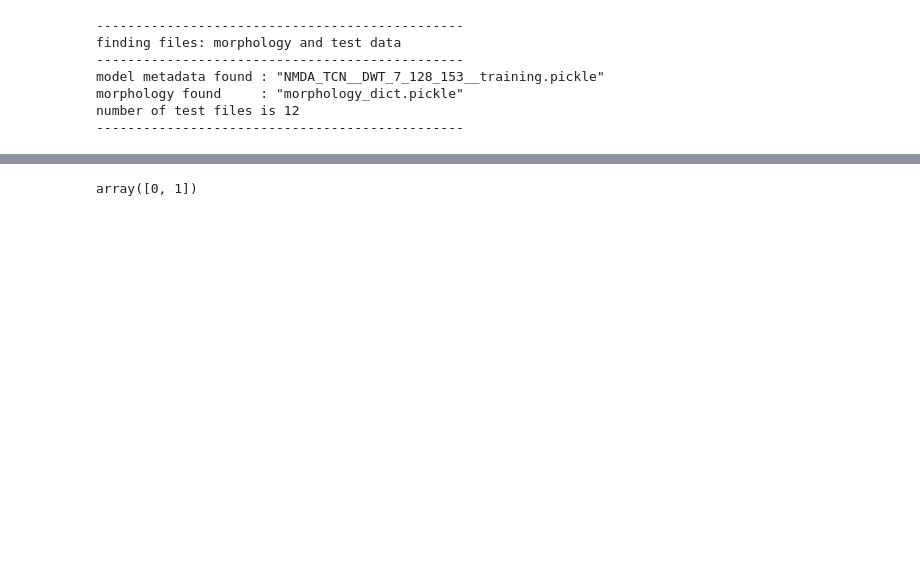
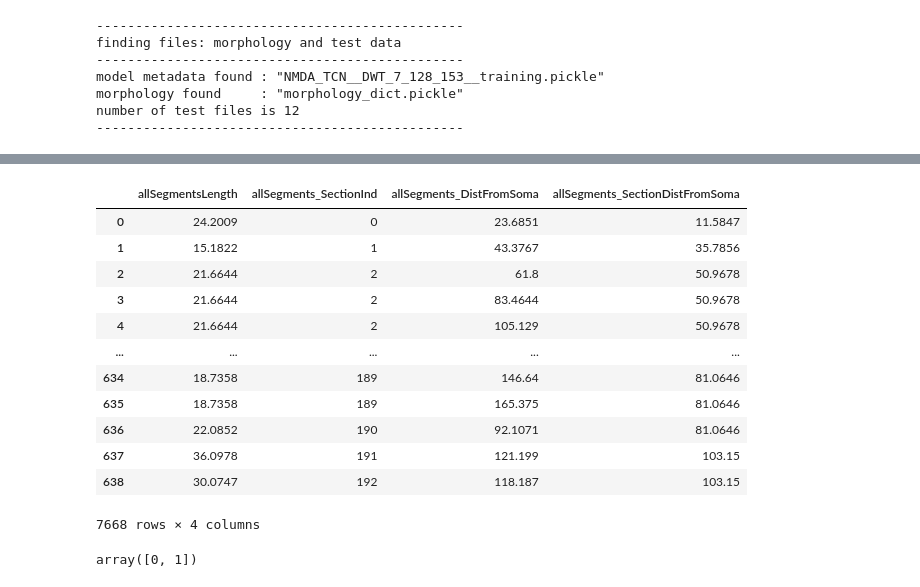
Before and after one commit to TaraBlackburn/neural-netting, a Jupyter notebook: src/ML_on_neuron.ipynb, the cells around one changed output, grey strips where cells are left out. Saved outputs shown, nothing was run; the diff lists cells and outputs as text; code cells hidden in the pictures; blank space fills up the shorter version.

```diff
--- a/src/ML_on_neuron.ipynb
+++ b/src/ML_on_neuron.ipynb
@@ -94,2 +134,2 @@ dfs = multi_df(testing)''' #testing the definitions
 # %%
-dfs = multi_df(test_files)
+dfs = multi_df(test_files, large_dataframe)
@@ -119,3 +180,19 @@ df_x
 # %%
 X = df_x
+# %%
+X
+# %% [output]
+|  | allSegmentsLength | allSegments_SectionInd | allSegments_DistFromSoma | allSegments_SectionDistFromSoma |
+| 0 | 24.2009 | 0 | 23.6851 | 11.5847 |
+| 1 | 15.1822 | 1 | 43.3767 | 35.7856 |
+| 2 | 21.6644 | 2 | 61.8 | 50.9678 |
+| 3 | 21.6644 | 2 | 83.4644 | 50.9678 |
+| 4 | 21.6644 | 2 | 105.129 | 50.9678 |
+| ... | ... | ... | ... | ... |
+| 634 | 18.7358 | 189 | 146.64 | 81.0646 |
+| 635 | 18.7358 | 189 | 165.375 | 81.0646 |
+| 636 | 22.0852 | 190 | 92.1071 | 81.0646 |
+| 637 | 36.0978 | 191 | 121.199 | 103.15 |
+| 638 | 30.0747 | 192 | 118.187 | 103.15 |
+7668 rows × 4 columns
 # %%
```
Also changed, not shown: parts of 26 cells of this notebook.
